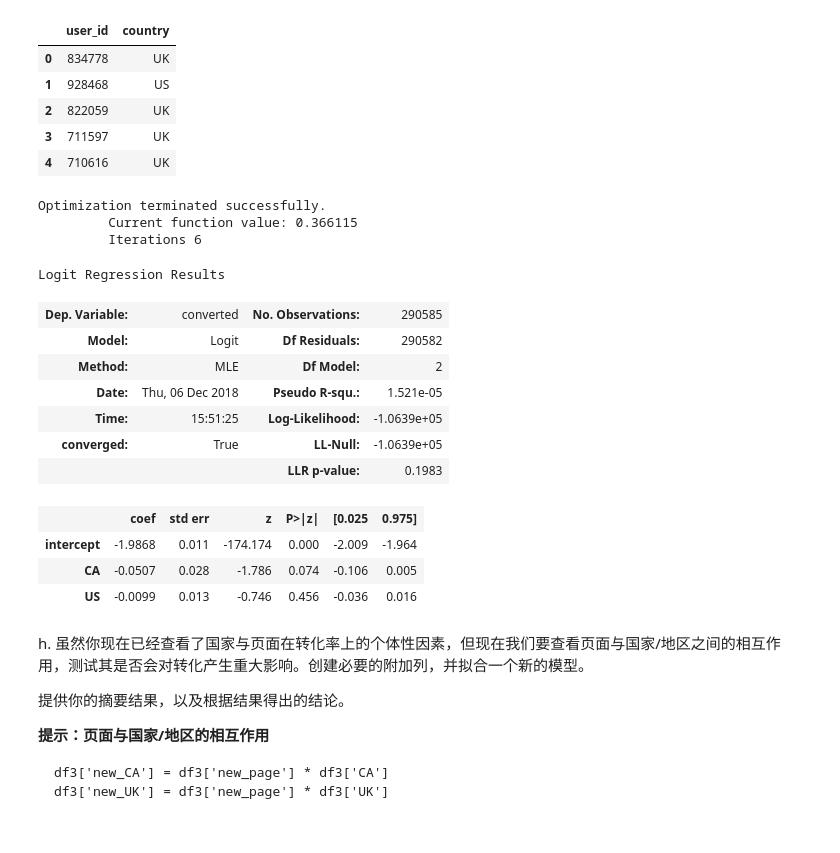
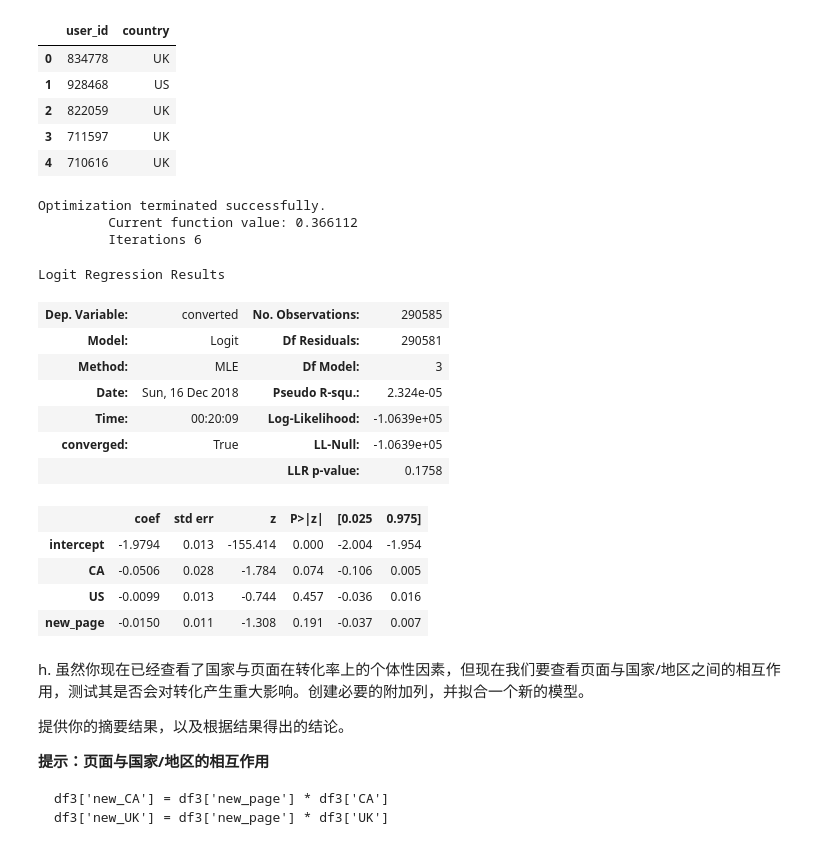
Before and after one commit to ZenRay/DAND_NewProject, a Jupyter notebook: BasicP3_Statistics/analyze-ab-test-results-notebook-zh-0.ipynb, the cells around one changed output. Drawn from its saved outputs; the diff is of its cells as text; code cells hidden in the pictures.

```diff
--- a/BasicP3_Statistics/analyze-ab-test-results-notebook-zh-0.ipynb
+++ b/BasicP3_Statistics/analyze-ab-test-results-notebook-zh-0.ipynb
@@ -467,25 +467,26 @@ df2[["CA", "UK", "US"]] = pd.get_dummies(df2.country)
 # %%
 df2['new_page'] = df2['landing_page'].apply(lambda x : 1 if x =="new_page" else 0)
 # %%
-logit_model = sm.Logit(df2.converted, df2[["intercept", "CA", "US"]])
+logit_model = sm.Logit(df2.converted, df2[["intercept", "CA", "US", "new_page"]])
 result = logit_model.fit()
 result.summary()
 # %% [output]
 Optimization terminated successfully.
-         Current function value: 0.366115
+         Current function value: 0.366112
          Iterations 6
 Logit Regression Results
 | Dep. Variable: | converted | No. Observations: | 290585 |
-| Model: | Logit | Df Residuals: | 290582 |
-| Method: | MLE | Df Model: | 2 |
-| Date: | Thu, 06 Dec 2018 | Pseudo R-squ.: | 1.521e-05 |
-| Time: | 15:51:25 | Log-Likelihood: | -1.0639e+05 |
+| Model: | Logit | Df Residuals: | 290581 |
+| Method: | MLE | Df Model: | 3 |
+| Date: | Sun, 16 Dec 2018 | Pseudo R-squ.: | 2.324e-05 |
+| Time: | 00:20:09 | Log-Likelihood: | -1.0639e+05 |
 | converged: | True | LL-Null: | -1.0639e+05 |
-|  |  | LLR p-value: | 0.1983 |
+|  |  | LLR p-value: | 0.1758 |
 |  | coef | std err | z | P>|z| | [0.025 | 0.975] |
-| intercept | -1.9868 | 0.011 | -174.174 | 0.000 | -2.009 | -1.964 |
-| CA | -0.0507 | 0.028 | -1.786 | 0.074 | -0.106 | 0.005 |
-| US | -0.0099 | 0.013 | -0.746 | 0.456 | -0.036 | 0.016 |
+| intercept | -1.9794 | 0.013 | -155.414 | 0.000 | -2.004 | -1.954 |
+| CA | -0.0506 | 0.028 | -1.784 | 0.074 | -0.106 | 0.005 |
+| US | -0.0099 | 0.013 | -0.744 | 0.457 | -0.036 | 0.016 |
+| new_page | -0.0150 | 0.011 | -1.308 | 0.191 | -0.037 | 0.007 |
 # %% [markdown]
 h. 虽然你现在已经查看了国家与页面在转化率上的个体性因素，但现在我们要查看页面与国家/地区之间的相互作用，测试其是否会对转化产生重大影响。创建必要的附加列，并拟合一个新的模型。
 
```
Also changed, not shown: parts of 10 cells of this notebook.
